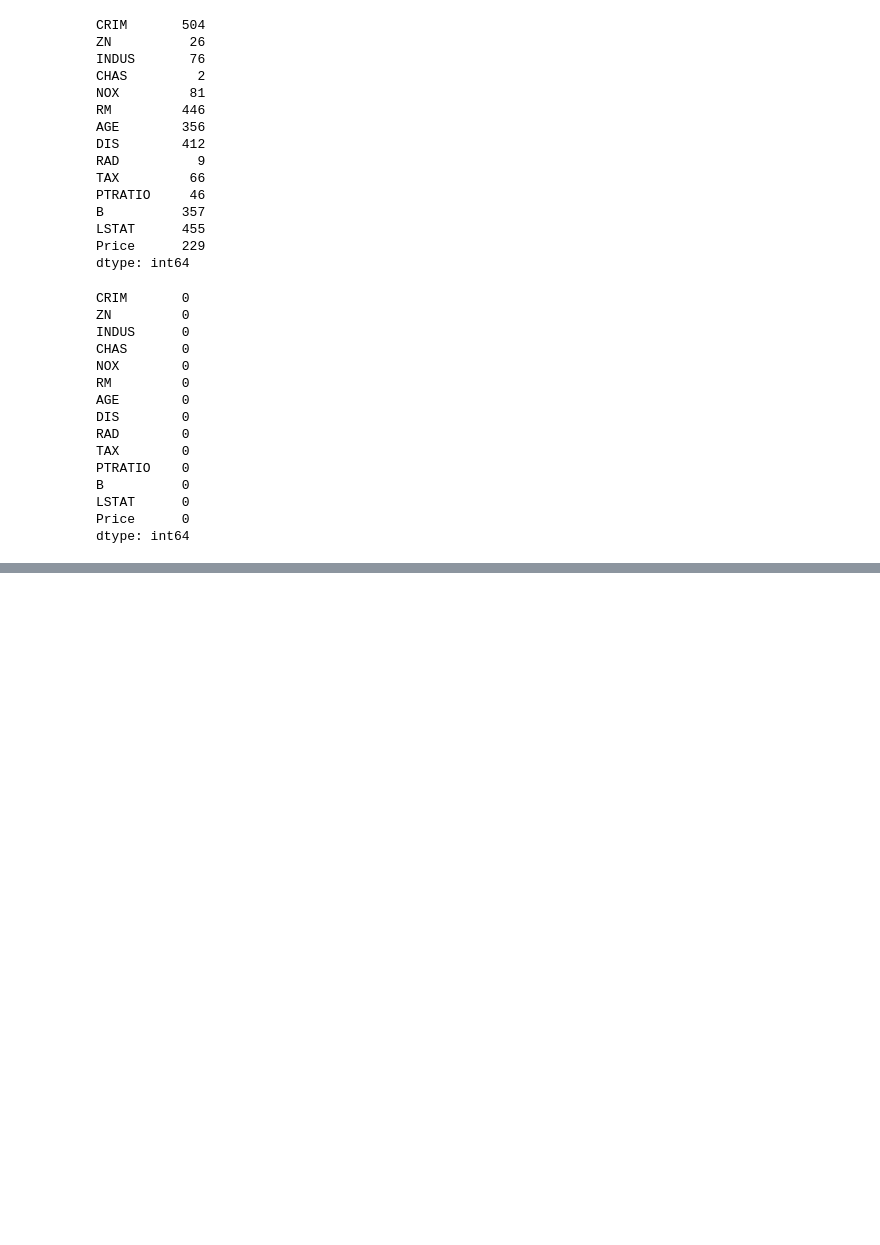
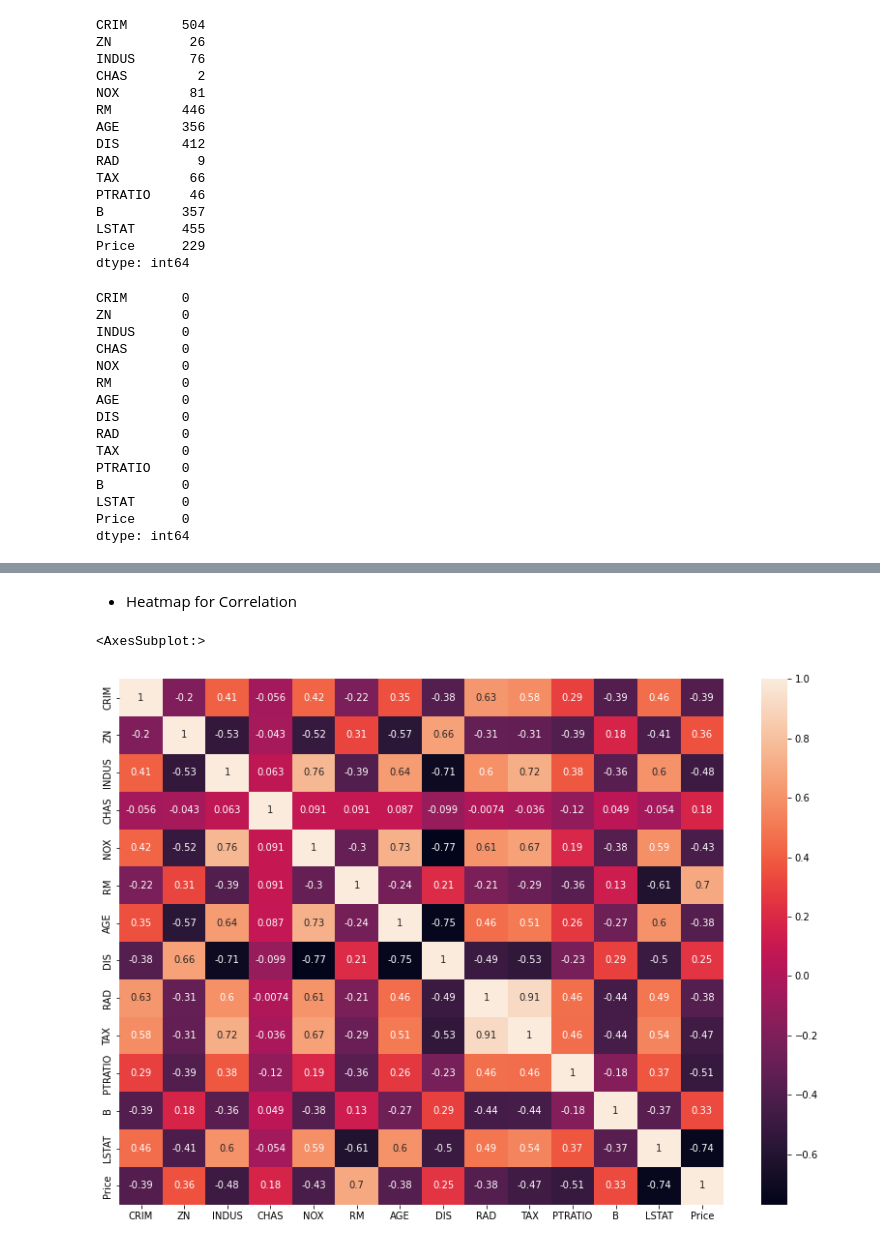
Before and after one commit to Naveen-Karanamu/House-Price-Prediction, a Jupyter notebook: main.ipynb, the cells around one changed output, grey strips where cells are left out. Saved outputs shown, nothing was run; the diff lists cells and outputs as text; code cells hidden in the pictures; blank space fills up the shorter version.

Commit message:
Analysed: Correlations

```diff
--- a/main.ipynb
+++ b/main.ipynb
@@ -155,0 +176,8 @@ df.describe()
+# %% [markdown]
+* Heatmap for Correlation
+# %%
+plt.figure(figsize=(14,10))
+sns.heatmap(df.corr(),annot=True)
+# %% [output]
+<AxesSubplot:>
+[figure, added]
```
Also changed, not shown: parts of 2 cells of this notebook.
